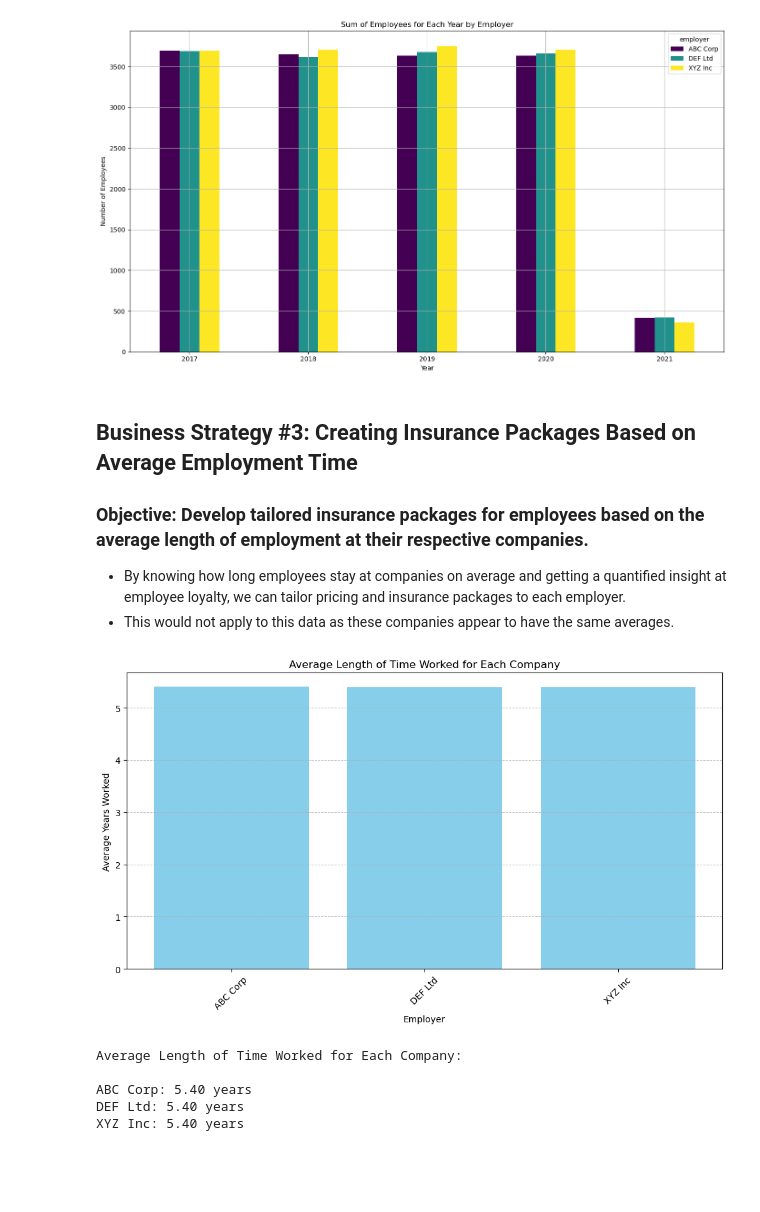
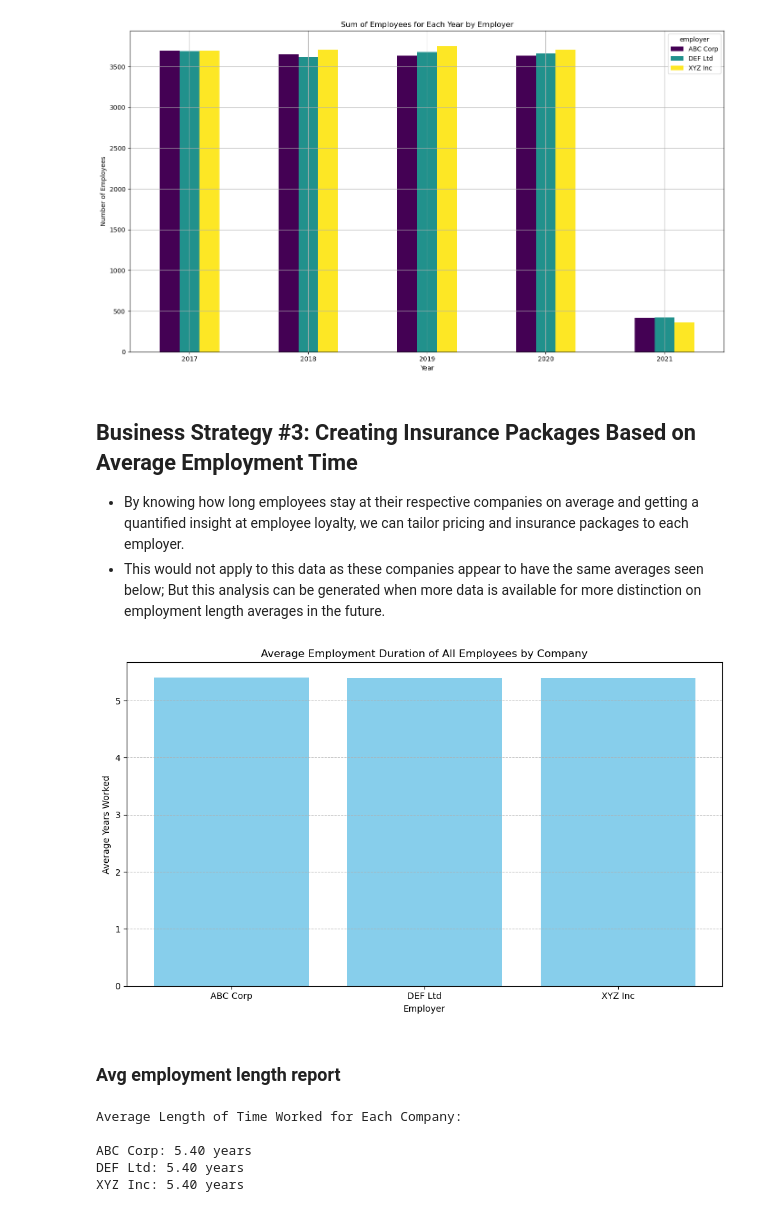
Before and after one commit to jayohhhhh/union_one, a Jupyter notebook: business-analysis.ipynb, the cells around one changed output. Drawn from its saved outputs; the diff is of its cells as text; code cells hidden in the pictures; blank space fills up the shorter version.

```diff
--- a/business-analysis.ipynb
+++ b/business-analysis.ipynb
@@ -159,22 +159,23 @@ plt.show()
 [figure]
 # %% [markdown]
 ## Business Strategy #3: Creating Insurance Packages Based on Average Employment Time
-### Objective: Develop tailored insurance packages for employees based on the average length of employment at their respective companies.
-- By knowing how long employees stay at companies on average and getting a quantified insight at employee loyalty, we can tailor pricing and insurance packages to each employer.
-- This would not apply to this data as these companies appear to have the same averages.
+- By knowing how long employees stay at their respective companies on average and getting a quantified insight at employee loyalty, we can tailor pricing and insurance packages to each employer.
+- This would not apply to this data as these companies appear to have the same averages seen below; But this analysis can be generated when more data is available for more distinction on employment length averages in the future.
 # %%
 avg_length_worked = df.groupby('employer')['length_worked_yrs'].mean().reset_index()
 
 # Plotting
 plt.figure(figsize=(10, 6))
 plt.bar(avg_length_worked['employer'], avg_length_worked['length_worked_yrs'], color='skyblue')
-plt.title('Average Length of Time Worked for Each Company')
+plt.title('Average Employment Duration of All Employees by Company')
 plt.xlabel('Employer')
 plt.ylabel('Average Years Worked')
-plt.xticks(rotation=45)
+plt.xticks(rotation=0)
 plt.grid(axis='y', linestyle='--', linewidth=0.7)
 plt.tight_layout()
 plt.show()
 # %% [output]
-[figure, old version]
+[figure, new version]
+# %% [markdown]
+### Avg employment length report
 # %%
```
Also changed, not shown: parts of 2 cells of this notebook, 8 other files.
